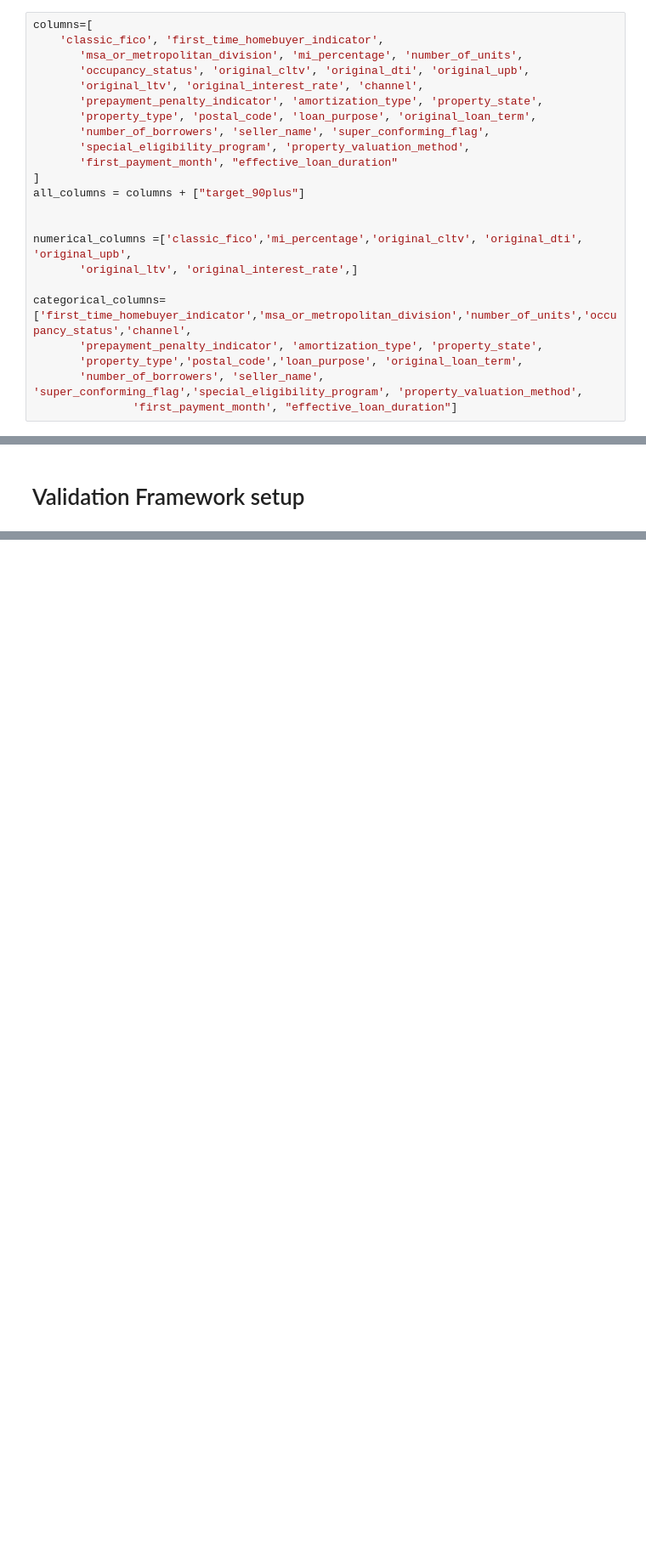
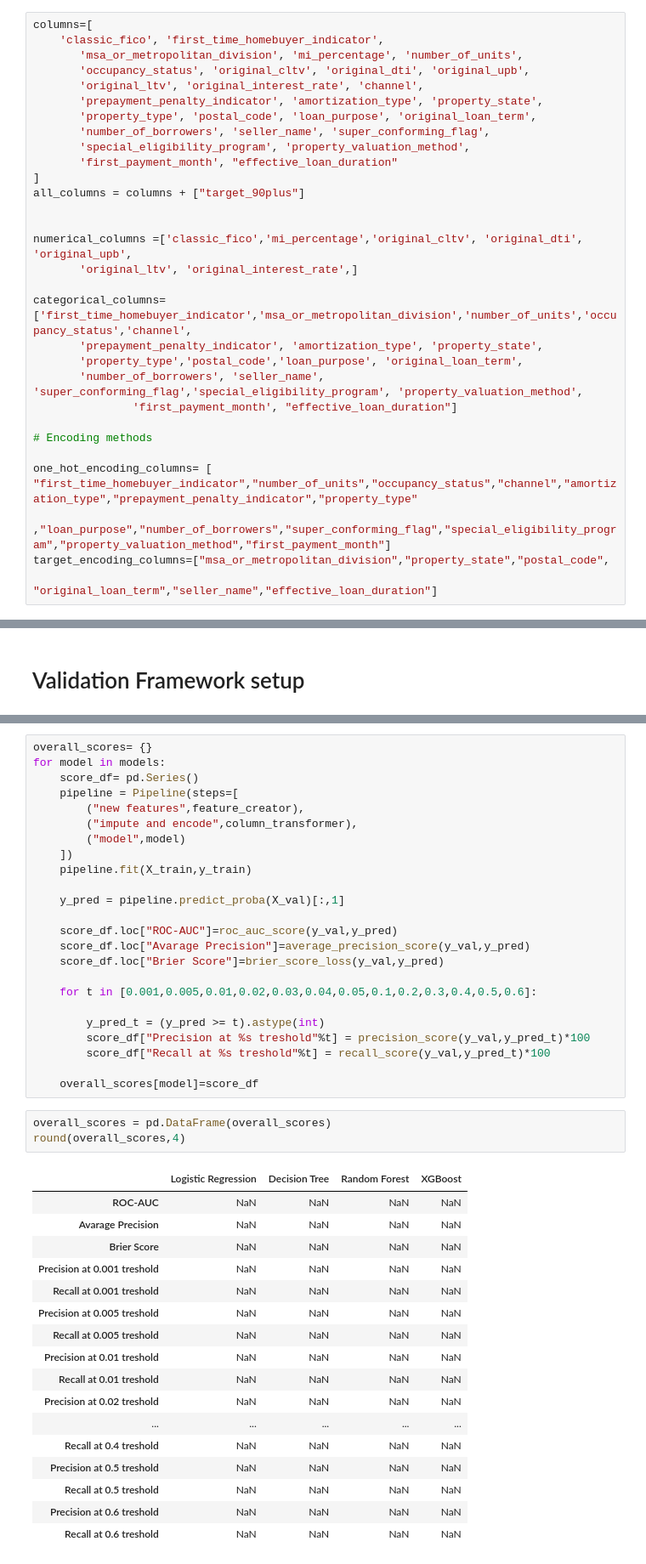
Before and after one commit to luke235422/Freddie-Mac-ML-progect, a Jupyter notebook: model_1.ipynb, the cells around one changed output, grey strips where cells are left out. Shown at 85% size. Drawn from its saved outputs; the diff is of its cells as text; blank space fills up the shorter version.

Commit message:
model selection

```diff
--- a/model_1.ipynb
+++ b/model_1.ipynb
@@ -303,6 +330,13 @@ categorical_columns=['first_time_homebuyer_indicator','msa_or_metropolitan_divis
        'property_type','postal_code','loan_purpose', 'original_loan_term',
        'number_of_borrowers', 'seller_name', 'super_conforming_flag','special_eligibility_program', 'property_valuation_method',
                'first_payment_month', "effective_loan_duration"]
+
+# Encoding methods
+
+one_hot_encoding_columns= [ "first_time_homebuyer_indicator","number_of_units","occupancy_status","channel","amortization_type","prepayment_penalty_indicator","property_type"
+                           ,"loan_purpose","number_of_borrowers","super_conforming_flag","special_eligibility_program","property_valuation_method","first_payment_month"]
+target_encoding_columns=["msa_or_metropolitan_division","property_state","postal_code",
+                            "original_loan_term","seller_name","effective_loan_duration"]
 # %%
 model_df[categorical_columns]=model_df[categorical_columns].astype("string")
 model_df[numerical_columns]=model_df[numerical_columns].astype("float64")
@@ -640,0 +735,45 @@ y_full_train = X_full_train["target_90plus"].values
+# %%
+overall_scores= {}
+for model in models:
+    score_df= pd.Series()
+    pipeline = Pipeline(steps=[
+        ("new features",feature_creator),
+        ("impute and encode",column_transformer),
+        ("model",model)
+    ])
+    pipeline.fit(X_train,y_train)
+
+    y_pred = pipeline.predict_proba(X_val)[:,1]
+
+    score_df.loc["ROC-AUC"]=roc_auc_score(y_val,y_pred)
+    score_df.loc["Avarage Precision"]=average_precision_score(y_val,y_pred)
+    score_df.loc["Brier Score"]=brier_score_loss(y_val,y_pred)
+
+    for t in [0.001,0.005,0.01,0.02,0.03,0.04,0.05,0.1,0.2,0.3,0.4,0.5,0.6]:
+
+        y_pred_t = (y_pred >= t).astype(int)
+        score_df["Precision at %s treshold"%t] = precision_score(y_val,y_pred_t)*100
+        score_df["Recall at %s treshold"%t] = recall_score(y_val,y_pred_t)*100
+
+    overall_scores[model]=score_df
+# %%
+overall_scores = pd.DataFrame(overall_scores)
+round(overall_scores,4)
+# %% [output]
+|  | Logistic Regression | Decision Tree | Random Forest | XGBoost |
+| ROC-AUC | NaN | NaN | NaN | NaN |
+| Avarage Precision | NaN | NaN | NaN | NaN |
+| Brier Score | NaN | NaN | NaN | NaN |
+| Precision at 0.001 treshold | NaN | NaN | NaN | NaN |
+| Recall at 0.001 treshold | NaN | NaN | NaN | NaN |
+| Precision at 0.005 treshold | NaN | NaN | NaN | NaN |
+| Recall at 0.005 treshold | NaN | NaN | NaN | NaN |
+| Precision at 0.01 treshold | NaN | NaN | NaN | NaN |
+| Recall at 0.01 treshold | NaN | NaN | NaN | NaN |
+| Precision at 0.02 treshold | NaN | NaN | NaN | NaN |
+| ... | ... | ... | ... | ... |
+| Recall at 0.4 treshold | NaN | NaN | NaN | NaN |
+| Precision at 0.5 treshold | NaN | NaN | NaN | NaN |
+| Recall at 0.5 treshold | NaN | NaN | NaN | NaN |
+| Precision at 0.6 treshold | NaN | NaN | NaN | NaN |
+| Recall at 0.6 treshold | NaN | NaN | NaN | NaN |
```
Also changed, not shown: parts of 8 cells of this notebook.
